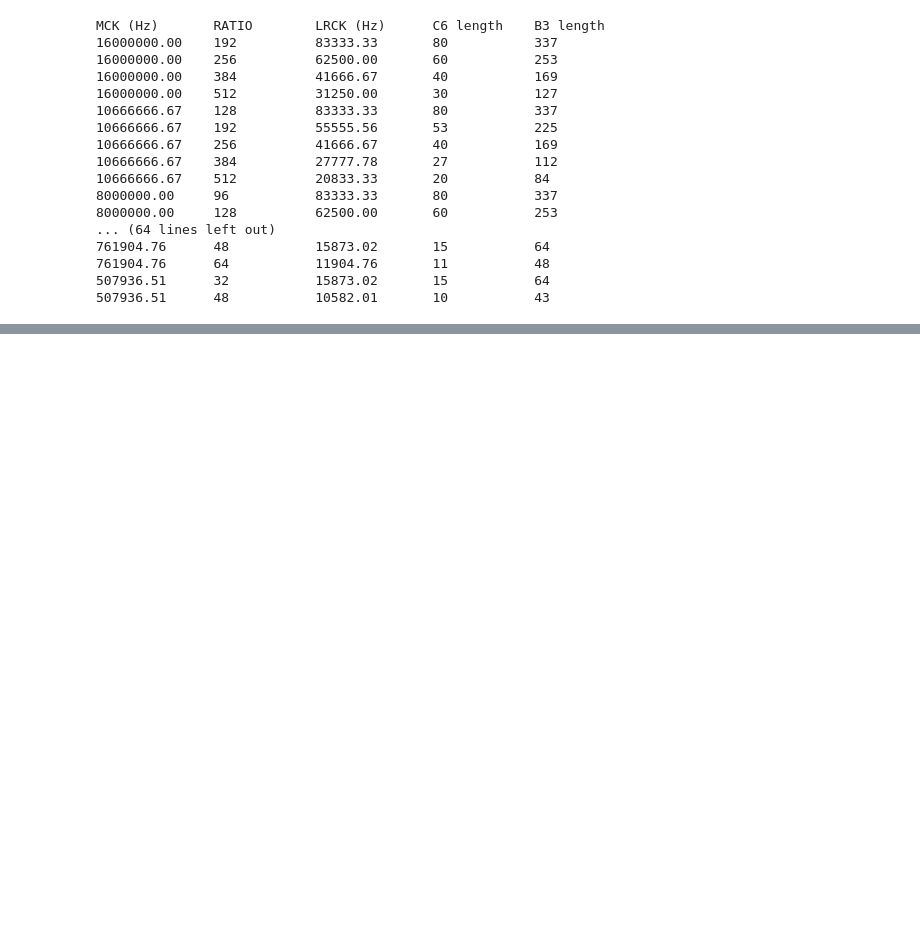
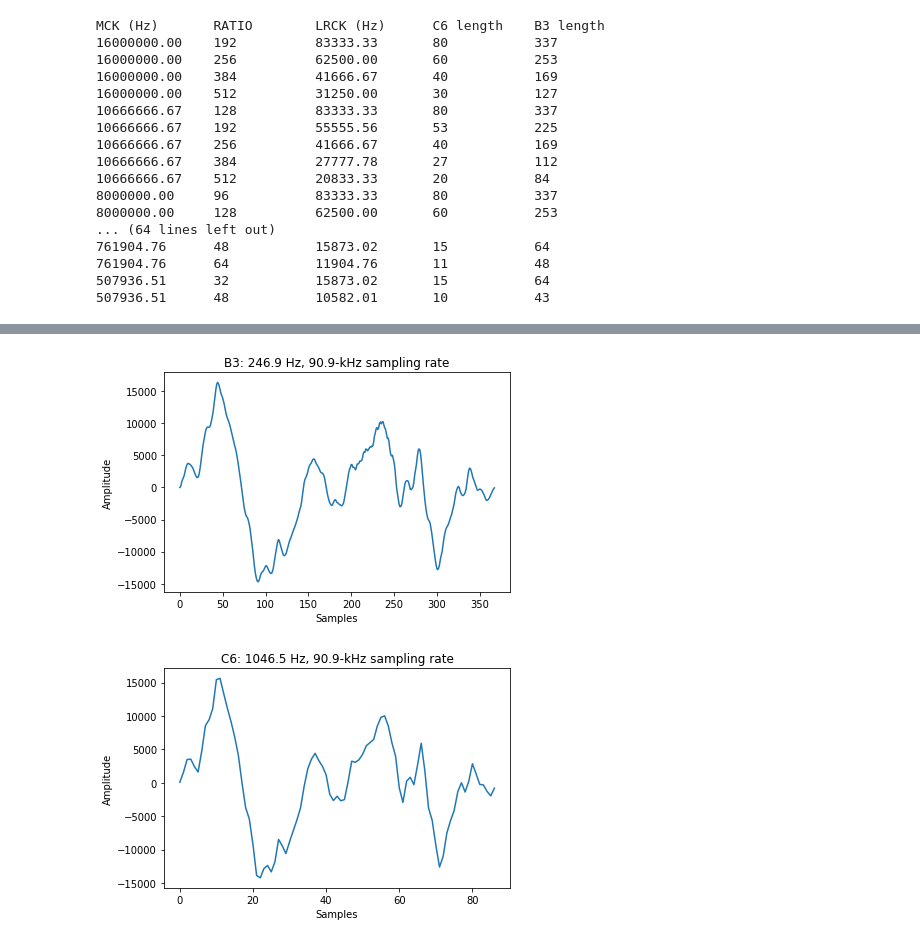
Before and after one commit to henry-muller/eecs149-proj, a Jupyter notebook: Waves.ipynb, the cells around one changed output, grey strips where cells are left out. Saved outputs shown, nothing was run; the diff lists cells and outputs as text; code cells hidden in the pictures; blank space fills up the shorter version.

```diff
--- a/Waves.ipynb
+++ b/Waves.ipynb
@@ -176,0 +191,21 @@ f.close()
+# %%
+b3 = generate_note_array('B3', signal, 90909.1)
+c6 = generate_note_array('C6', signal, 90909.1)
+
+plt.plot(b3)
+plt.title('B3: 246.9 Hz, 90.9-kHz sampling rate')
+plt.xlabel('Samples')
+plt.ylabel('Amplitude')
+plt.tight_layout()
+plt.savefig('b3.pdf')
+plt.show()
+
+plt.plot(c6)
+plt.title('C6: 1046.5 Hz, 90.9-kHz sampling rate')
+plt.xlabel('Samples')
+plt.ylabel('Amplitude')
+plt.tight_layout()
+plt.savefig('c6.pdf')
+# %% [output]
+[figure, added]
+[figure, added]
```
Also changed, not shown: parts of 4 cells of this notebook, 12 other files.
